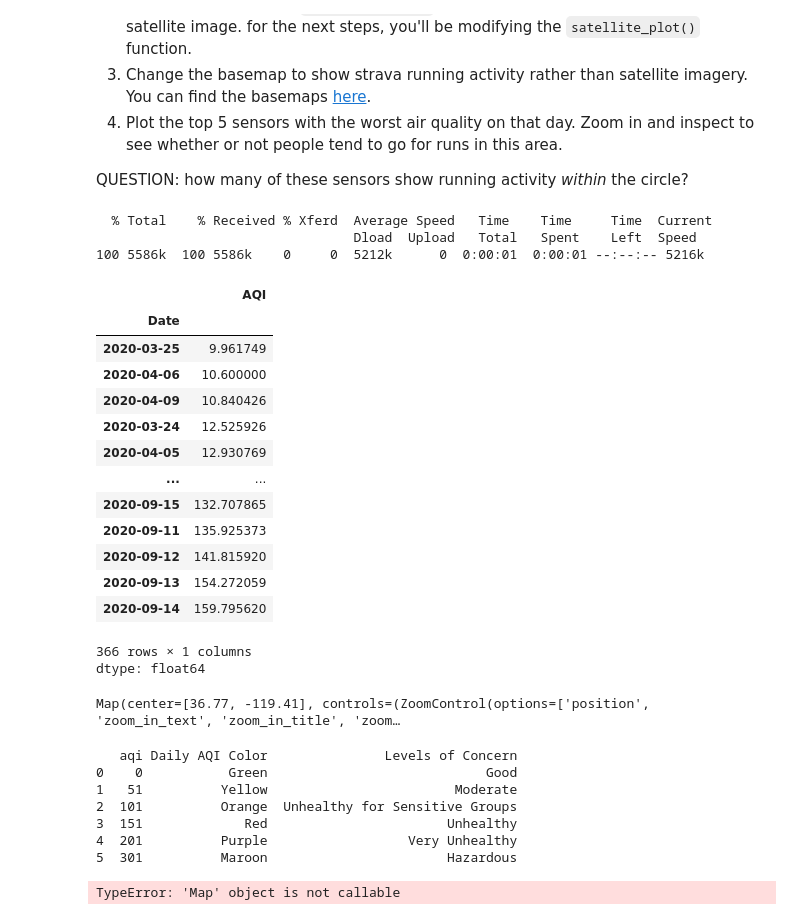
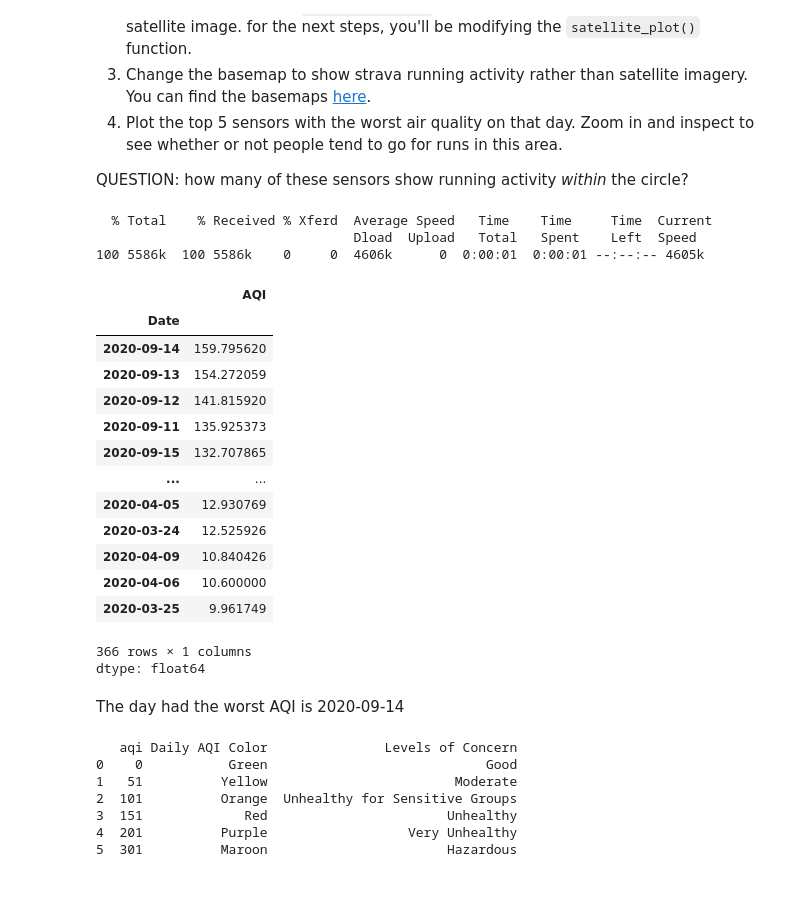
Before and after one commit to AngelaZhang111/QM2, a Jupyter notebook: notebooks/W03. Spatial Data.ipynb, the cells around one changed output. Drawn from its saved outputs; the diff is of its cells as text; code cells hidden in the pictures; blank space fills up the shorter version.

```diff
--- a/notebooks/W03. Spatial Data.ipynb
+++ b/notebooks/W03. Spatial Data.ipynb
@@ -509,89 +509,61 @@ Earlier, we created a dataframe called `daily` in which we calculated the averag
 
 QUESTION: how many of these sensors show running activity *within* the circle?
 # %%
+# 1. Sort that dataframe to figure out which day had the worst AQI.
+
 !mkdir -p ./data/wk3
 !curl https://qm2.s3.eu-west-2.amazonaws.com/wk3/california_aqi.csv -o ./data/wk3/california_aqi.csv
 
 import pandas as pd
 import matplotlib
 import matplotlib.pyplot as plt
 import numpy as np
 import pylab
 from datetime import datetime
 
 %matplotlib inline
 
 df=pd.read_csv('data/wk3/california_aqi.csv')
 df
 
 df['Date']=pd.to_datetime(df['Date'])
 df['Month']=df['Date'].dt.month
 df['Day']=df['Date'].dt.dayofyear
 df
 
 clean = df[['Date','AQI']]
 clean
 
 daily=clean.groupby('Date')['AQI'].mean()
-daily=daily.sort_values(ascending=True)
-daily
-
-# 1. The day had the worst AQI is 2020-03-25
+worst_aqi=daily.sort_values(ascending=False)
+worst_aqi
 # %% [output]
   % Total    % Received % Xferd  Average Speed   Time    Time     Time  Current
                                  Dload  Upload   Total   Spent    Left  Speed
-100 5586k  100 5586k    0     0  5212k      0  0:00:01  0:00:01 --:--:-- 5216k
+100 5586k  100 5586k    0     0  4606k      0  0:00:01  0:00:01 --:--:-- 4605k
 |  | AQI |
 | Date |  |
+| 2020-09-14 | 159.795620 |
+| 2020-09-13 | 154.272059 |
+| 2020-09-12 | 141.815920 |
+| 2020-09-11 | 135.925373 |
+| 2020-09-15 | 132.707865 |
+| ... | ... |
+| 2020-04-05 | 12.930769 |
+| 2020-03-24 | 12.525926 |
+| 2020-04-09 | 10.840426 |
+| 2020-04-06 | 10.600000 |
 | 2020-03-25 | 9.961749 |
-| 2020-04-06 | 10.600000 |
-| 2020-04-09 | 10.840426 |
-| 2020-03-24 | 12.525926 |
-| 2020-04-05 | 12.930769 |
-| ... | ... |
-| 2020-09-15 | 132.707865 |
-| 2020-09-11 | 135.925373 |
-| 2020-09-12 | 141.815920 |
-| 2020-09-13 | 154.272059 |
-| 2020-09-14 | 159.795620 |
 366 rows × 1 columns
 dtype: float64
-# %%
-date='2020-03-25'
-
-from ipyleaflet import Map, Marker, basemaps, basemap_to_tiles,Circle
-from ipywidgets import HTML
-
-one_day=df[df['Date']==date]
-
-satellite_map = Map(basemap=basemap_to_tiles(basemaps.NASAGIBS.ModisTerraTrueColorCR, "2020-03-25"),center=(36.77, -119.41),zoom=6)
-satellite_map.layout.height = '700px'
-satellite_map
-# %% [output]
-Map(center=[36.77, -119.41], controls=(ZoomControl(options=['position', 'zoom_in_text', 'zoom_in_title', 'zoom…
+# %% [markdown]
+The day had the worst AQI is 2020-09-14
 # %%
 colors=pd.read_html('https://www.airnow.gov/aqi/aqi-basics/')[0]
 colors['aqi']=colors['Values of Index'].str.split(' ').str[0].astype(int)
 print(colors[['aqi','Daily AQI Color','Levels of Concern']])
-aqi_colors=matplotlib.colors.LinearSegmentedColormap.from_list(colors['aqi'],colors['Daily AQI Color'])
 
-date='2020-03-25'
-
-from ipyleaflet import Map, Marker, basemaps, basemap_to_tiles,Circle
-from ipywidgets import HTML
-
-one_day=df[df['Date']==date]
-
-
-map = satellite_map(projection='lcc', resolution='l',lat_0=37.5, lon_0=-119,width=1E6, height=1.2E6)
-map = map.drawcoastlines(color='black')
-map = map.drawcountries(color='black')
-map = map.drawstates(color='gray')
-
-map = map.scatter(one_day['longitude'],one_day['latitude'],latlon=True,c=one_day['AQI'], cmap=aqi_colors, vmin=0, vmax=300)
-
-plt.title('Air Quality on March 25, 2020')
-plt.colorbar(label='Air Quality Index')
+aqi_colors = matplotlib.colors.LinearSegmentedColormap.from_list(colors['aqi'],colors['Daily AQI Color'])
 # %% [output]
    aqi Daily AQI Color               Levels of Concern
 0    0           Green                            Good
@@ -600,5 +572,4 @@ plt.colorbar(label='Air Quality Index')
 3  151             Red                       Unhealthy
 4  201          Purple                  Very Unhealthy
 5  301          Maroon                       Hazardous
-TypeError: 'Map' object is not callable
 # %%
```
Also changed, not shown: parts of 3 cells of this notebook.
